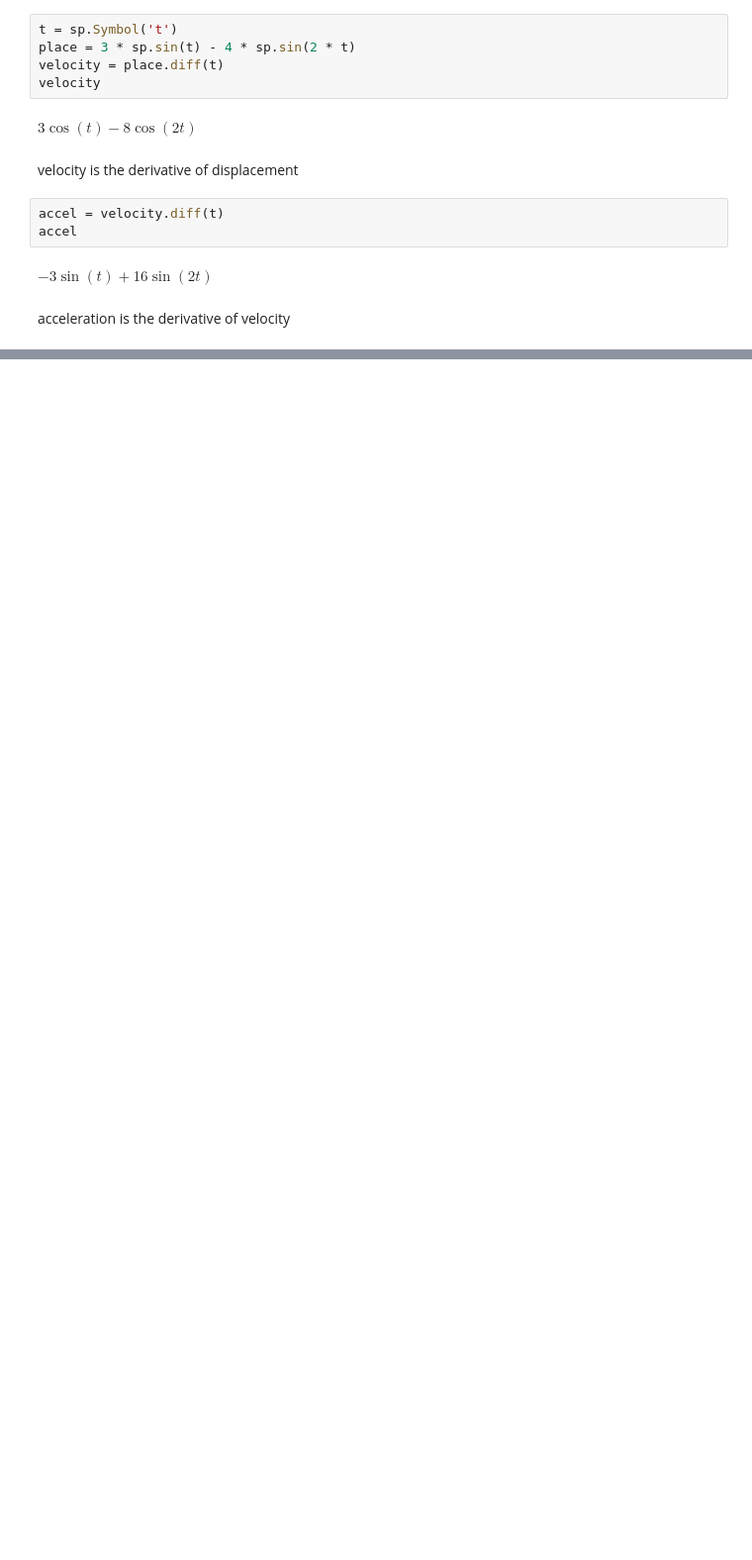
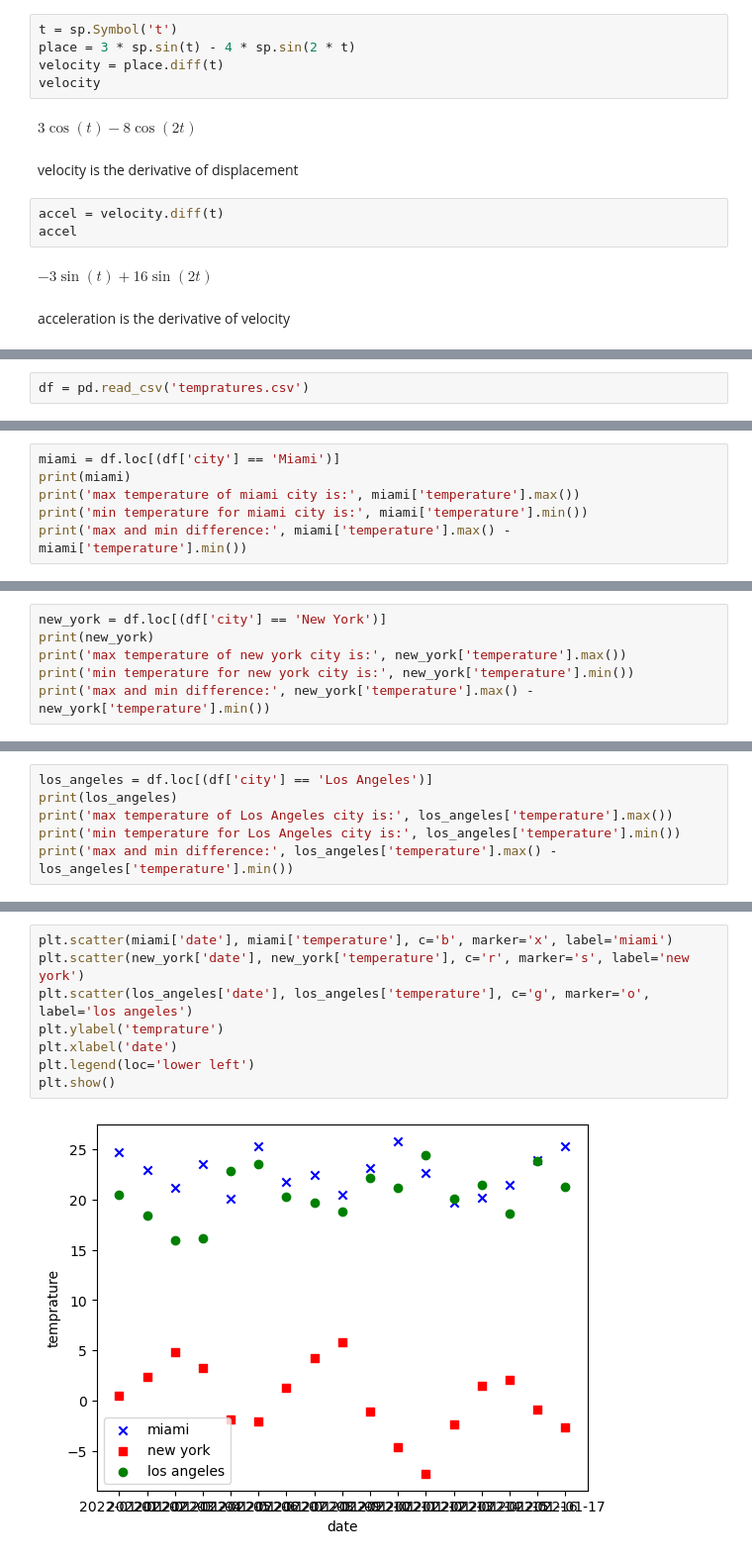
Before and after one commit to arianaira/numerical-analysis-course, a Jupyter notebook: numrical_analysis.ipynb, the cells around one changed output, grey strips where cells are left out. Shown at 99% size. Drawn from its saved outputs; the diff is of its cells as text; blank space fills up the shorter version.

```diff
--- a/numrical_analysis.ipynb
+++ b/numrical_analysis.ipynb
@@ -347,0 +481,2 @@ acceleration is the derivative of velocity
+# %%
+df = pd.read_csv('tempratures.csv')
@@ -347,0 +530,6 @@ acceleration is the derivative of velocity
+# %%
+miami = df.loc[(df['city'] == 'Miami')]
+print(miami)
+print('max temperature of miami city is:', miami['temperature'].max())
+print('min temperature for miami city is:', miami['temperature'].min())
+print('max and min difference:', miami['temperature'].max() - miami['temperature'].min())
@@ -347,0 +554,6 @@ acceleration is the derivative of velocity
+# %%
+new_york = df.loc[(df['city'] == 'New York')]
+print(new_york)
+print('max temperature of new york city is:', new_york['temperature'].max())
+print('min temperature for new york city is:', new_york['temperature'].min())
+print('max and min difference:', new_york['temperature'].max() - new_york['temperature'].min())
@@ -347,0 +578,6 @@ acceleration is the derivative of velocity
+# %%
+los_angeles = df.loc[(df['city'] == 'Los Angeles')]
+print(los_angeles)
+print('max temperature of Los Angeles city is:', los_angeles['temperature'].max())
+print('min temperature for Los Angeles city is:', los_angeles['temperature'].min())
+print('max and min difference:', los_angeles['temperature'].max() - los_angeles['temperature'].min())
@@ -347,0 +602,10 @@ acceleration is the derivative of velocity
+# %%
+plt.scatter(miami['date'], miami['temperature'], c='b', marker='x', label='miami')
+plt.scatter(new_york['date'], new_york['temperature'], c='r', marker='s', label='new york')
+plt.scatter(los_angeles['date'], los_angeles['temperature'], c='g', marker='o', label='los angeles')
+plt.ylabel('temprature')
+plt.xlabel('date')
+plt.legend(loc='lower left')
+plt.show()
+# %% [output]
+[figure, added]
```
Also changed, not shown: parts of 33 cells of this notebook, 2 other files.
